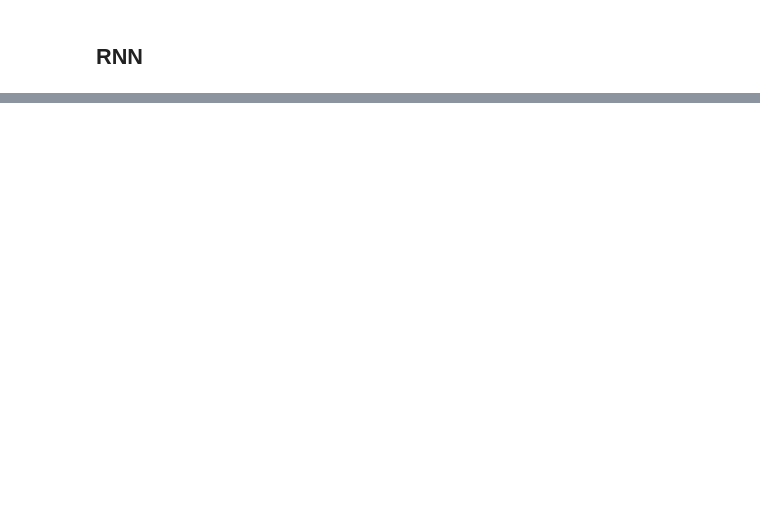
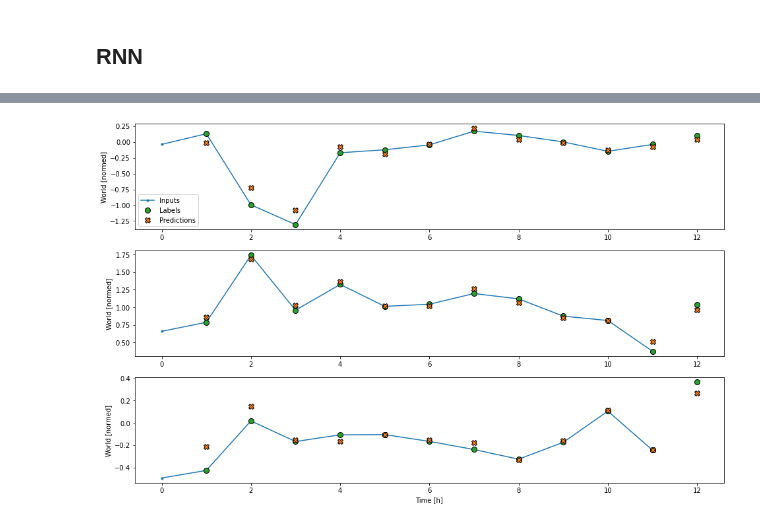
Before and after one commit to HernandezM22/10k-Challenge, a Jupyter notebook: model.ipynb, the cells around one changed output, grey strips where cells are left out. Saved outputs shown, nothing was run; the diff lists cells and outputs as text; code cells hidden in the pictures; blank space fills up the shorter version.

```diff
--- a/model.ipynb
+++ b/model.ipynb
@@ -343,6 +387,8 @@ performance['Baseline'] = baseline.evaluate(single_step_window.test, verbose=0)
 # %% [markdown]
 ## Ventana amplia
 # %%
-wide_window = WindowGenerator(input_width=len(train_df), label_width=1, shift=12,
-                    label_columns=['Africa'])
+wide_window = WindowGenerator(
+    input_width=12, label_width=12, shift=1,
+    label_columns=[to_analyze])
+
 wide_window
@@ -354,6 +652,8 @@ wide_window.plot(baseline)
 lstm_model = tf.keras.models.Sequential([
     # Shape [batch, time, features] => [batch, time, lstm_units]
     tf.keras.layers.LSTM(32, return_sequences=True),
+
+    tf.keras.layers.Dense(units=16,activation='relu'),
     # Shape => [batch, time, features]
     tf.keras.layers.Dense(units=1)
 ])
@@ -361,0 +670,4 @@ lstm_model = tf.keras.models.Sequential([
+# %%
+wide_window.plot(lstm_model)
+# %% [output]
+[figure, added]
```
Also changed, not shown: parts of 59 cells of this notebook, 1 other file.
